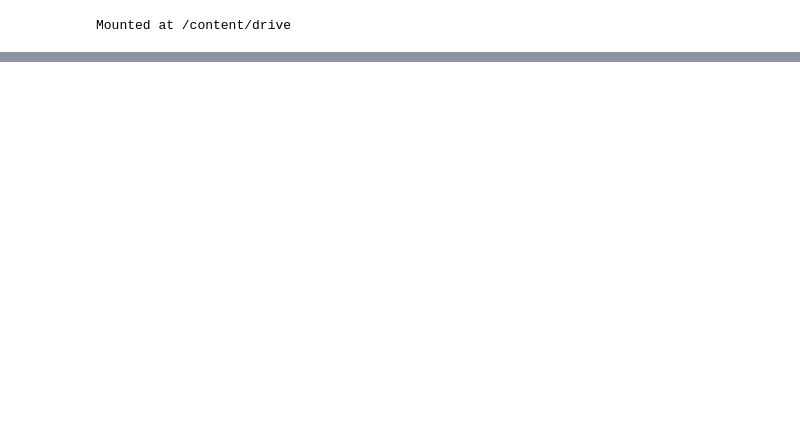
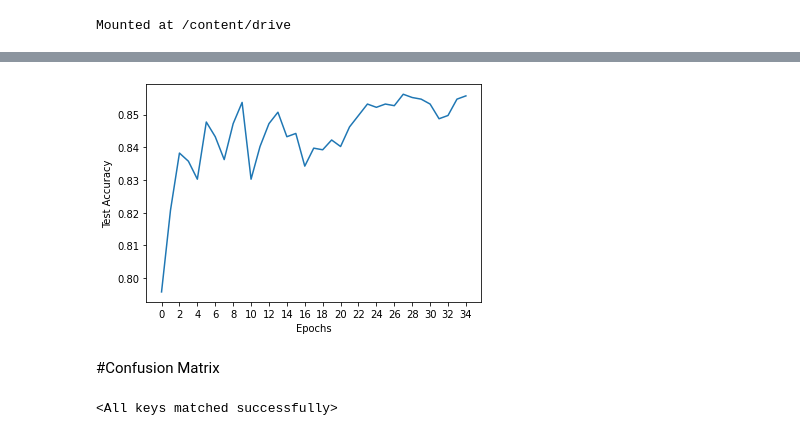
Before and after one commit to DataScience4Health-Fall2022/termproject-group-4, a Jupyter notebook: Model/DermClassifierAugmentation.ipynb, the cells around one changed output, grey strips where cells are left out. Saved outputs shown, nothing was run; the diff lists cells and outputs as text; code cells hidden in the pictures; blank space fills up the shorter version.

Commit message:
adding GAN files, new models, and misc. scripts

```diff
--- a/Model/DermClassifierAugmentation.ipynb
+++ b/Model/DermClassifierAugmentation.ipynb
@@ -226,3 +383,38 @@ model.to(device)
+# %%
+from sklearn.metrics import confusion_matrix
+import seaborn as sn
+import pandas as pd
+
+def make_confusion(test_loader, model):
+  y_pred = []
+  y_true = []
+  model.eval()
+  # iterate over test data
+  for inputs, labels, name in tqdm(test_loader):
+          inputs = inputs.to(device=device)
+          labels = labels.to(device=device)
+
+          output = model(inputs) # Feed Network
+          output = (torch.max(torch.exp(output), 1)[1]).data.cpu().numpy()
+
+          y_pred.extend(output) # Save Prediction
+          labels = labels.data.cpu().numpy()
+          y_true.extend(labels) # Save Truth
+  # constant for classes
+  # bkl': 0, 'nv': 1, 'df': 2, 'mel': 3, 'vasc': 4, 'bcc': 5, 'akiec': 6
+  classes = ["bkl", "nv", "df", "mel", "vasc", "bcc", "akiec"]
+
+  # Build confusion matrix
+  cm = confusion_matrix(y_true, y_pred, normalize='true')
+  df_cm = pd.DataFrame(cm, index = [i for i in classes],
+                      columns = [i for i in classes])
+  plt.figure(figsize = (12,7))
+  sn.heatmap(df_cm, annot=True)
+  plt.savefig('/content/drive/MyDrive/HAM10000/confusion_matrices/confusion_resnet101_SA.png')
+# %%
+#here are our metrics to track the best model accuracy
+best_acc = 0
+best_acc_classes = {}
 # %%
 # Loss and optimizer
 import torch.optim as optim  # For all Optimization algorithms, SGD, Adam, etc.
@@ -308,0 +573,3 @@ print(correct, total)
+# %%
+for i in range(len(test_acc)):
+  test_acc[i] =  test_acc[i]
@@ -308,0 +604,18 @@ print(correct, total)
+# %%
+plt.plot([i for i in range(num_epochs)], test_acc, label="Accuracy")
+plt.xticks(arange(0, num_epochs, 2))
+
+plt.xlabel('Epochs')
+plt.ylabel('Test Accuracy')
+plt.show()
+# %% [output]
+[figure, added]
+# %% [markdown]
+#Confusion Matrix
+# %%
+#load the best model
+model_path = "/content/drive/MyDrive/HAM10000/models/ResidualNets/ResNet101_SA.pt"
+best_model = model
+best_model.load_state_dict(torch.load(model_path))
+# %% [output]
+<All keys matched successfully>
```
Also changed, not shown: parts of 37 cells of this notebook, 8 other files.
